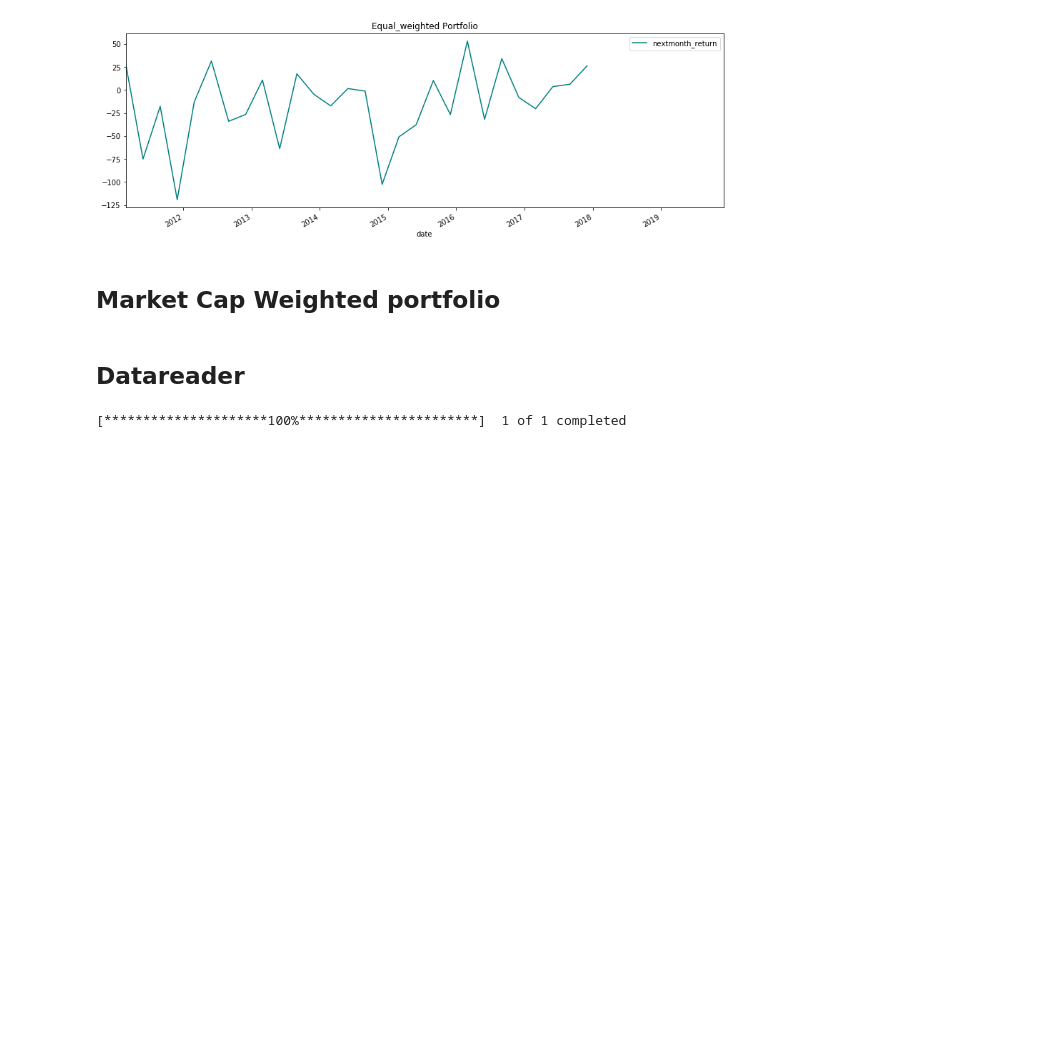
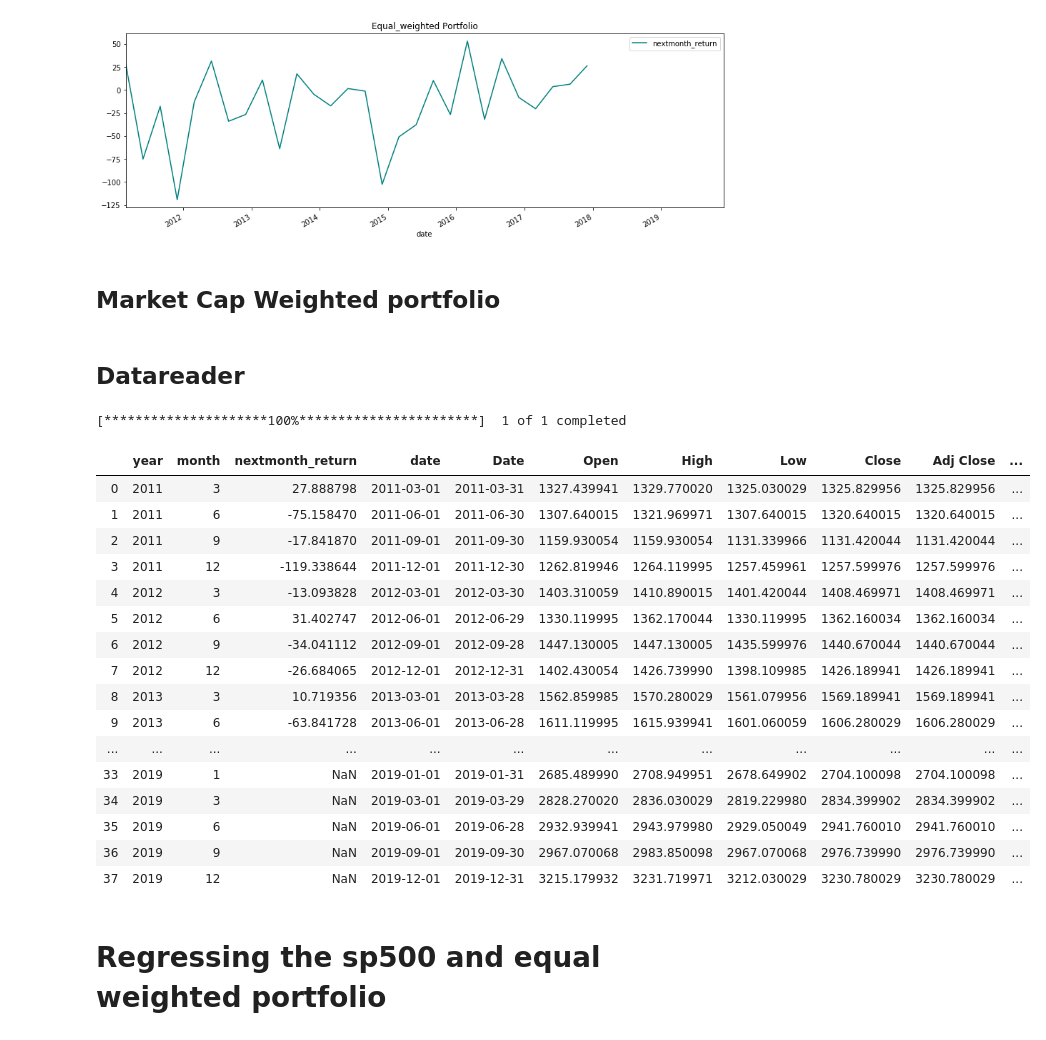
Before and after one commit to hannahho11/predict_bankruptcy, a Jupyter notebook: Portfolio.ipynb, the cells around one changed output. Cells and saved outputs as stored; diff of their text form; code cells hidden in the pictures; blank space fills up the shorter version.

```diff
--- a/Portfolio.ipynb
+++ b/Portfolio.ipynb
@@ -237,4 +237,26 @@ sp500['mkt_return']= (sp500['next_month_close']-sp500['Adj Close'])*100/sp500['A
 [*********************100%***********************]  1 of 1 completed
 # %%
 #merge dataframe
-#regressiondata= pd.merge(AAA,sp500, left_on=['year','month'], right_on=['year','month'], how='left')
+regressiondata= pd.merge(long_short,sp500, left_on=['year','month'], right_on=['year','month'], how='left')
+# %%
+regressiondata
+# %% [output]
+|  | year | month | nextmonth_return | date | Date | Open | High | Low | Close | Adj Close | ... |
+| 0 | 2011 | 3 | 27.888798 | 2011-03-01 | 2011-03-31 | 1327.439941 | 1329.770020 | 1325.030029 | 1325.829956 | 1325.829956 | ... |
+| 1 | 2011 | 6 | -75.158470 | 2011-06-01 | 2011-06-30 | 1307.640015 | 1321.969971 | 1307.640015 | 1320.640015 | 1320.640015 | ... |
+| 2 | 2011 | 9 | -17.841870 | 2011-09-01 | 2011-09-30 | 1159.930054 | 1159.930054 | 1131.339966 | 1131.420044 | 1131.420044 | ... |
+| 3 | 2011 | 12 | -119.338644 | 2011-12-01 | 2011-12-30 | 1262.819946 | 1264.119995 | 1257.459961 | 1257.599976 | 1257.599976 | ... |
+| 4 | 2012 | 3 | -13.093828 | 2012-03-01 | 2012-03-30 | 1403.310059 | 1410.890015 | 1401.420044 | 1408.469971 | 1408.469971 | ... |
+| 5 | 2012 | 6 | 31.402747 | 2012-06-01 | 2012-06-29 | 1330.119995 | 1362.170044 | 1330.119995 | 1362.160034 | 1362.160034 | ... |
+| 6 | 2012 | 9 | -34.041112 | 2012-09-01 | 2012-09-28 | 1447.130005 | 1447.130005 | 1435.599976 | 1440.670044 | 1440.670044 | ... |
+| 7 | 2012 | 12 | -26.684065 | 2012-12-01 | 2012-12-31 | 1402.430054 | 1426.739990 | 1398.109985 | 1426.189941 | 1426.189941 | ... |
+| 8 | 2013 | 3 | 10.719356 | 2013-03-01 | 2013-03-28 | 1562.859985 | 1570.280029 | 1561.079956 | 1569.189941 | 1569.189941 | ... |
+| 9 | 2013 | 6 | -63.841728 | 2013-06-01 | 2013-06-28 | 1611.119995 | 1615.939941 | 1601.060059 | 1606.280029 | 1606.280029 | ... |
+| ... | ... | ... | ... | ... | ... | ... | ... | ... | ... | ... | ... |
+| 33 | 2019 | 1 | NaN | 2019-01-01 | 2019-01-31 | 2685.489990 | 2708.949951 | 2678.649902 | 2704.100098 | 2704.100098 | ... |
+| 34 | 2019 | 3 | NaN | 2019-03-01 | 2019-03-29 | 2828.270020 | 2836.030029 | 2819.229980 | 2834.399902 | 2834.399902 | ... |
+| 35 | 2019 | 6 | NaN | 2019-06-01 | 2019-06-28 | 2932.939941 | 2943.979980 | 2929.050049 | 2941.760010 | 2941.760010 | ... |
+| 36 | 2019 | 9 | NaN | 2019-09-01 | 2019-09-30 | 2967.070068 | 2983.850098 | 2967.070068 | 2976.739990 | 2976.739990 | ... |
+| 37 | 2019 | 12 | NaN | 2019-12-01 | 2019-12-31 | 3215.179932 | 3231.719971 | 3212.030029 | 3230.780029 | 3230.780029 | ... |
+# %% [markdown]
+# Regressing the sp500 and equal weighted portfolio
```
Also changed, not shown: parts of 4 cells of this notebook.
